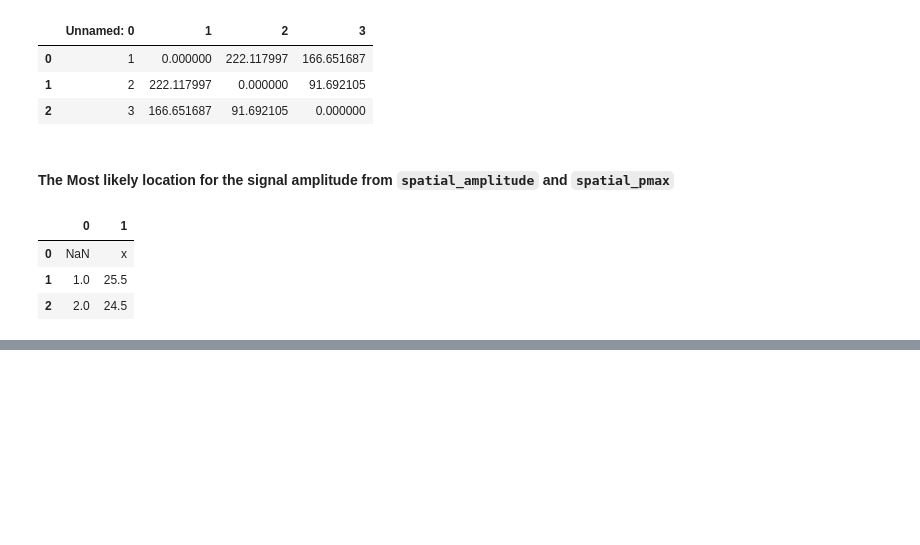
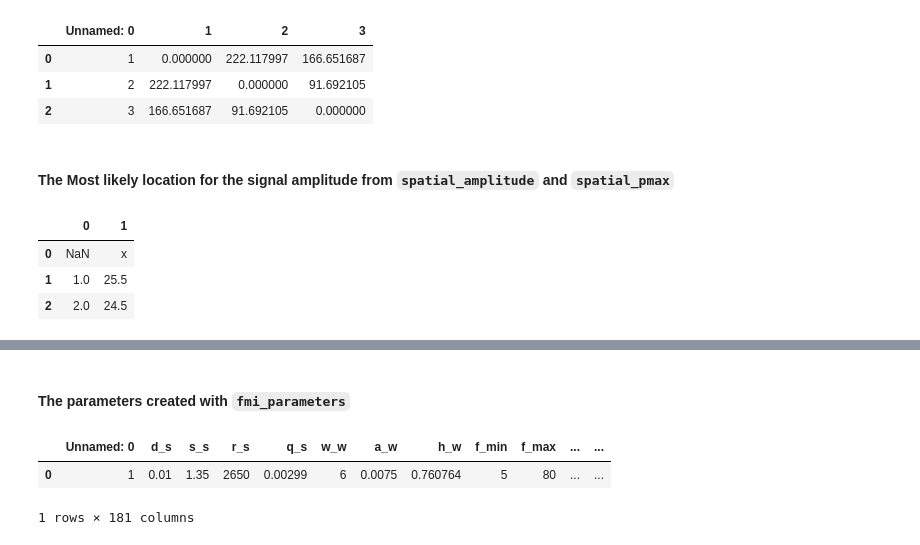
Before and after one commit to n1az/pyseis, a Jupyter notebook: docs/analysis.ipynb, the cells around one changed output, grey strips where cells are left out. Saved outputs shown, nothing was run; the diff lists cells and outputs as text; code cells hidden in the pictures; blank space fills up the shorter version.

Commit message:
ADD: functionalities of fmi parameters, fmi spectra and fmi inversion

```diff
--- a/docs/analysis.ipynb
+++ b/docs/analysis.ipynb
@@ -211,0 +216,8 @@ pd.read_csv('../R/output/R_spatial_pmax.csv', header=None)
+# %% [markdown]
+#### The parameters created with `fmi_parameters`
+# %%
+pd.read_csv('../R/output/R_fmi_par.csv')
+# %% [output]
+|  | Unnamed: 0 | d_s | s_s | r_s | q_s | w_w | a_w | h_w | f_min | f_max | ... | ... |
+| 0 | 1 | 0.01 | 1.35 | 2650 | 0.00299 | 6 | 0.0075 | 0.760764 | 5 | 80 | ... | ... |
+1 rows × 181 columns
```
Also changed, not shown: parts of 4 cells of this notebook.
